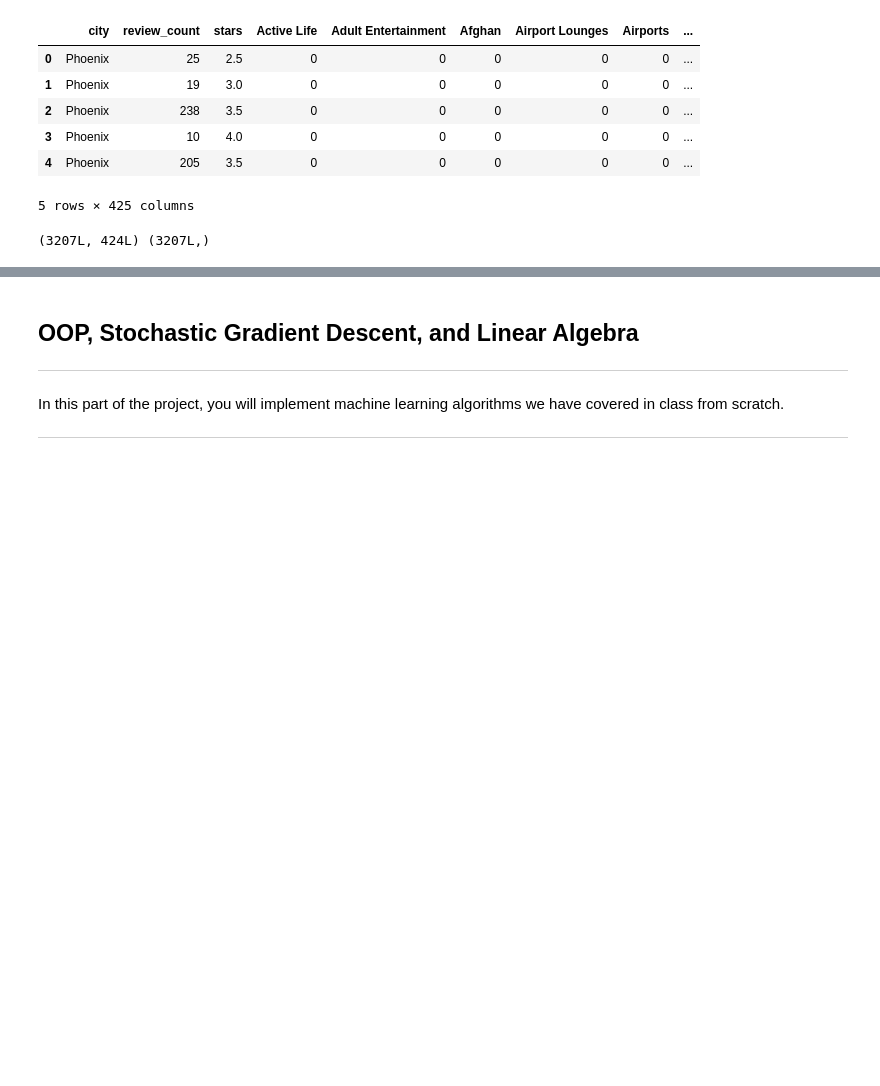
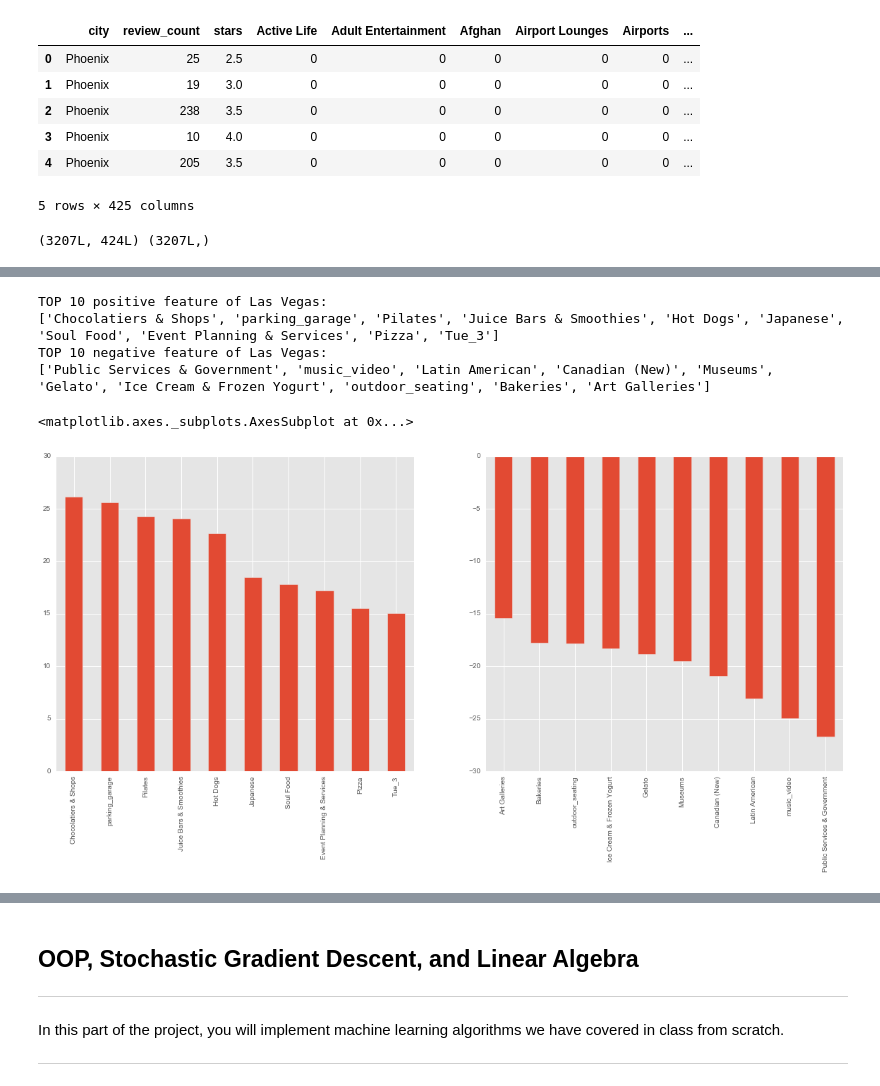
Before and after one commit to JC-Cheng/Data_Science, a Jupyter notebook: Projects/Project_4/project-4.ipynb, the cells around one changed output, grey strips where cells are left out. Drawn from its saved outputs; the diff is of its cells as text; code cells hidden in the pictures; blank space fills up the shorter version.

```diff
--- a/Projects/Project_4/project-4.ipynb
+++ b/Projects/Project_4/project-4.ipynb
@@ -595,0 +546,15 @@ coefs[coefs['Coef'].abs() > 0.000001].sort_values('Coef',ascending=False)
+# %%
+f, (ax1, ax2) = plt.subplots(1, 2, figsize=(20,8))
+
+print 'TOP 10 positive feature of Las Vegas: \n', coef.sort_values(by='COEF_L1')['COEF_L1'].tail(10).index.tolist()[::-1]
+print 'TOP 10 negative feature of Las Vegas: \n', coef.sort_values(by='COEF_L1')['COEF_L1'].head(10).index.tolist()
+
+coef.sort_values(by='COEF_L1',ascending=False)['COEF_L1'].head(10).plot(kind='bar',ax=ax1)
+coef.sort_values(by='COEF_L1',ascending=False)['COEF_L1'].tail(10).plot(kind='bar',ax=ax2)
+# %% [output]
+TOP 10 positive feature of Las Vegas:
+['Chocolatiers & Shops', 'parking_garage', 'Pilates', 'Juice Bars & Smoothies', 'Hot Dogs', 'Japanese', 'Soul Food', 'Event Planning & Services', 'Pizza', 'Tue_3']
+TOP 10 negative feature of Las Vegas:
+['Public Services & Government', 'music_video', 'Latin American', 'Canadian (New)', 'Museums', 'Gelato', 'Ice Cream & Frozen Yogurt', 'outdoor_seating', 'Bakeries', 'Art Galleries']
+<matplotlib.axes._subplots.AxesSubplot at 0x...>
+[figure, added]
```
Also changed, not shown: parts of 27 cells of this notebook.
